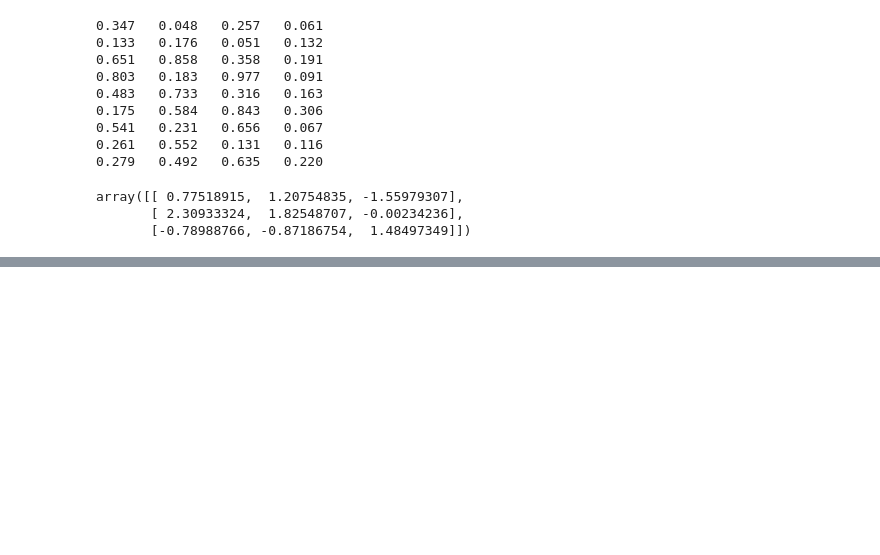
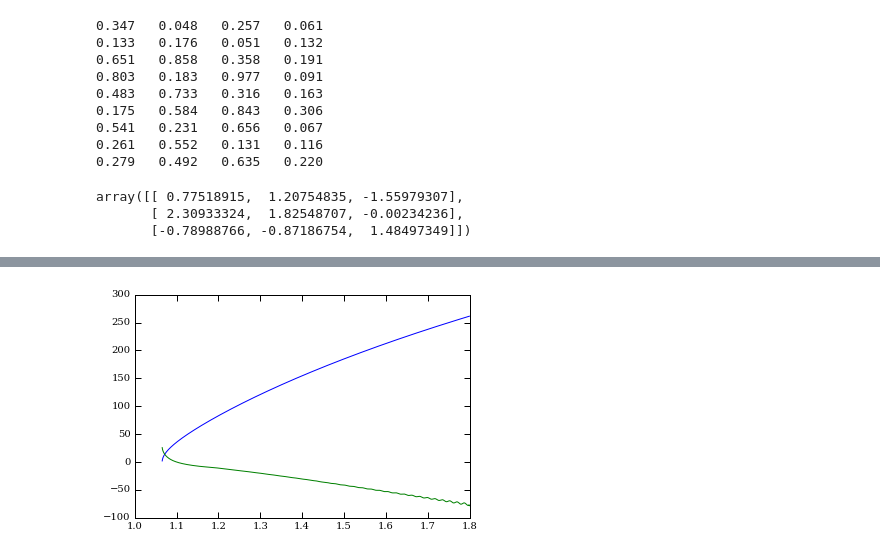
Before and after one commit to adamdempsey90/linearwaves, a Jupyter notebook: python/block_solver.ipynb, the cells around one changed output, grey strips where cells are left out. Drawn from its saved outputs; the diff is of its cells as text; code cells hidden in the pictures; blank space fills up the shorter version.

```diff
--- a/python/block_solver.ipynb
+++ b/python/block_solver.ipynb
@@ -747,0 +837,12 @@ axes[2].plot(r,s.real,r,s.imag)
+# %%
+fld = Mode(fname='../outputs/res.dat')
+# %%
+rr = fld.r[fld.r>1]
+k = np.sqrt(-Dfunc(rr,1,10,disk)/disk.c2(rr))
+plt.plot(rr,k)
+dpdr =np.gradient(np.unwrap(fld.phase[fld.r>1],np.pi))/(rr*fld.dlr) - k
+plt.plot(rr,dpdr)
+s = np.polyfit(rr[rr>1.3],dpdr[rr>1.3],1)
+#plt.plot(rr,dpdr - (s[0]*rr+s[1]))
+# %% [output]
+[figure, added]
```
Also changed, not shown: parts of 17 cells of this notebook, 8 other files.
